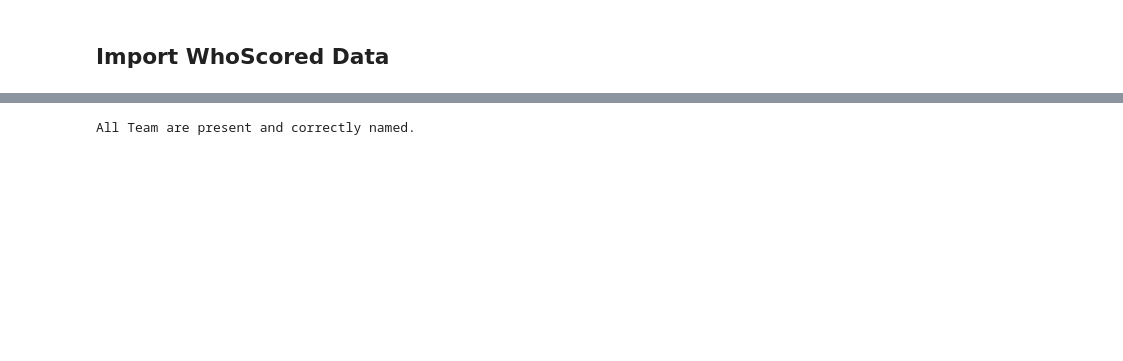
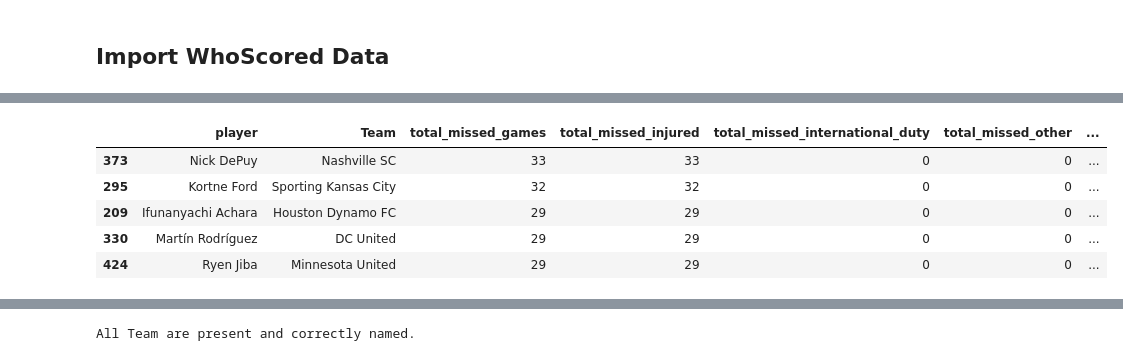
Before and after one commit to akyuzdilhan/FootballDataLab, a Jupyter notebook: DataPreparation.ipynb, the cells around one changed output, grey strips where cells are left out. Drawn from its saved outputs; the diff is of its cells as text; code cells hidden in the pictures; blank space fills up the shorter version.

```diff
--- a/DataPreparation.ipynb
+++ b/DataPreparation.ipynb
@@ -609,0 +650,12 @@ total_missed_by_club.head()
+# %%
+# Aggregation by player
+total_missed_by_player = calculate_missed_games(df_missing_players, ['player', 'team'])
+# %%
+total_missed_by_player.sort_values(by='total_missed_games', ascending=False).head()
+# %% [output]
+|  | player | Team | total_missed_games | total_missed_injured | total_missed_international_duty | total_missed_other | ... |
+| 373 | Nick DePuy | Nashville SC | 33 | 33 | 0 | 0 | ... |
+| 295 | Kortne Ford | Sporting Kansas City | 32 | 32 | 0 | 0 | ... |
+| 209 | Ifunanyachi Achara | Houston Dynamo FC | 29 | 29 | 0 | 0 | ... |
+| 330 | Martín Rodríguez | DC United | 29 | 29 | 0 | 0 | ... |
+| 424 | Ryen Jiba | Minnesota United | 29 | 29 | 0 | 0 | ... |
```
Also changed, not shown: parts of 27 cells of this notebook, 9 other files.
